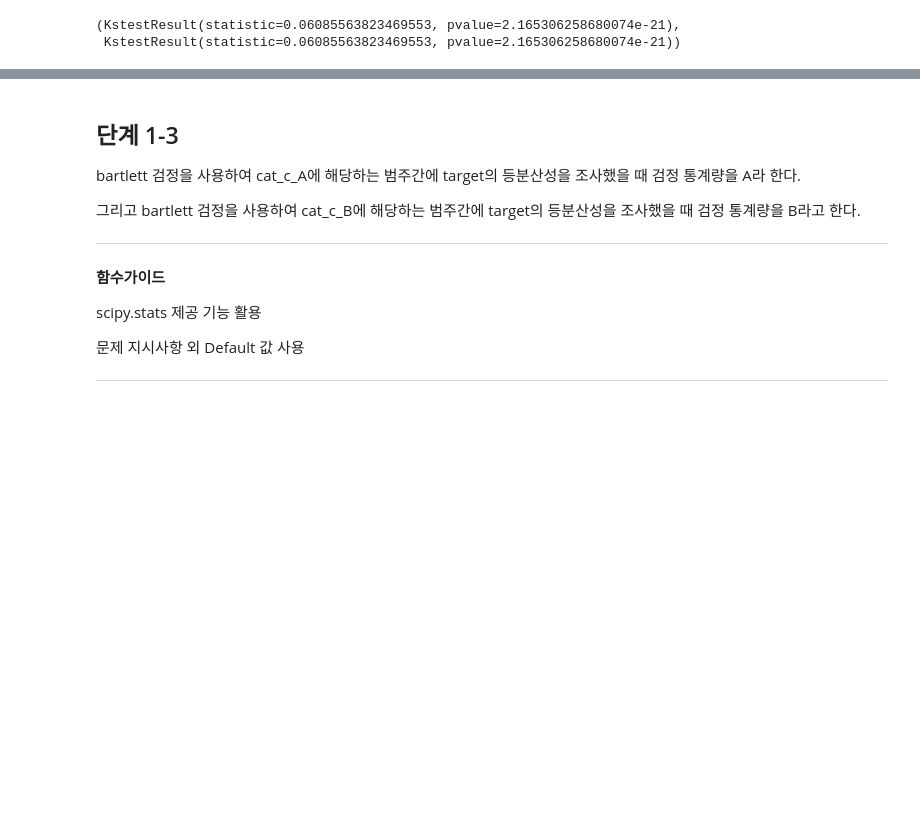
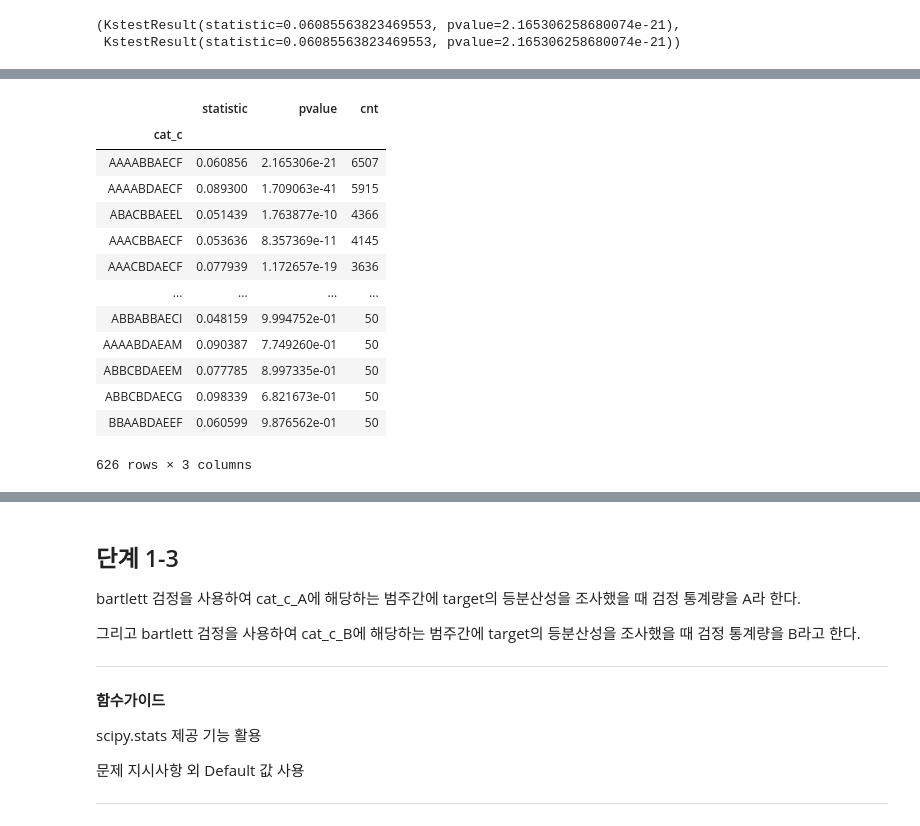
Before and after one commit to sunkusun9/DS_Lv3_2306_2, a Jupyter notebook: sec_ds_lv3_prob2_prob.ipynb, the cells around one changed output, grey strips where cells are left out. Saved outputs shown, nothing was run; the diff lists cells and outputs as text; code cells hidden in the pictures; blank space fills up the shorter version.

```diff
--- a/sec_ds_lv3_prob2_prob.ipynb
+++ b/sec_ds_lv3_prob2_prob.ipynb
@@ -317,0 +305,44 @@ cat_c_A, cat_c_B
+# %%
+# 방법 2: 반복문을 이용한 방법
+# cat_c의 빈도수를 구합니다.
+# v_cnt는 빈도수에 대하여 내림차순 정렬이 되어 있습니다.
+v_cnt = df_prob1['cat_c'].value_counts()
+cat_c_ = []
+# k: cat_c, v 는 빈도수입니다.
+for k, v in v_cnt.items():
+    # 빈도수가 50보다 작으면 멈춥니다.
+    if v < 50:
+        break
+    # ks 검정을 합니다.
+    result = kstest(
+        df_prob1.loc[df_prob1["cat_c"] == k,'target'].pipe(lambda x: (x - x.mean()) / x.std()),
+        norm.cdf
+    )
+    """
+    여기서 정
+    if result.pvalue >= 0.05:
+        #print(k, v, result)
+        cat_c_.append((k, result, v))
+    """
+    cat_c_.append((k, result, v))
+# %%
+df_kstest = pd.DataFrame({'cat_c': [i[0] for i in cat_c_],
+                         'statistic': [i[1].statistic for i in cat_c_],
+                         'pvalue': [i[1].pvalue for i in cat_c_],
+                         'cnt': [i[2] for i in cat_c_]}).set_index('cat_c')
+df_kstest
+# %% [output]
+|  | statistic | pvalue | cnt |
+| cat_c |  |  |  |
+| AAAABBAECF | 0.060856 | 2.165306e-21 | 6507 |
+| AAAABDAECF | 0.089300 | 1.709063e-41 | 5915 |
+| ABACBBAEEL | 0.051439 | 1.763877e-10 | 4366 |
+| AAACBBAECF | 0.053636 | 8.357369e-11 | 4145 |
+| AAACBDAECF | 0.077939 | 1.172657e-19 | 3636 |
+| ... | ... | ... | ... |
+| ABBABBAECI | 0.048159 | 9.994752e-01 | 50 |
+| AAAABDAEAM | 0.090387 | 7.749260e-01 | 50 |
+| ABBCBDAEEM | 0.077785 | 8.997335e-01 | 50 |
+| ABBCBDAECG | 0.098339 | 6.821673e-01 | 50 |
+| BBAABDAEEF | 0.060599 | 9.876562e-01 | 50 |
+626 rows × 3 columns
```
Also changed, not shown: parts of 35 cells of this notebook.
